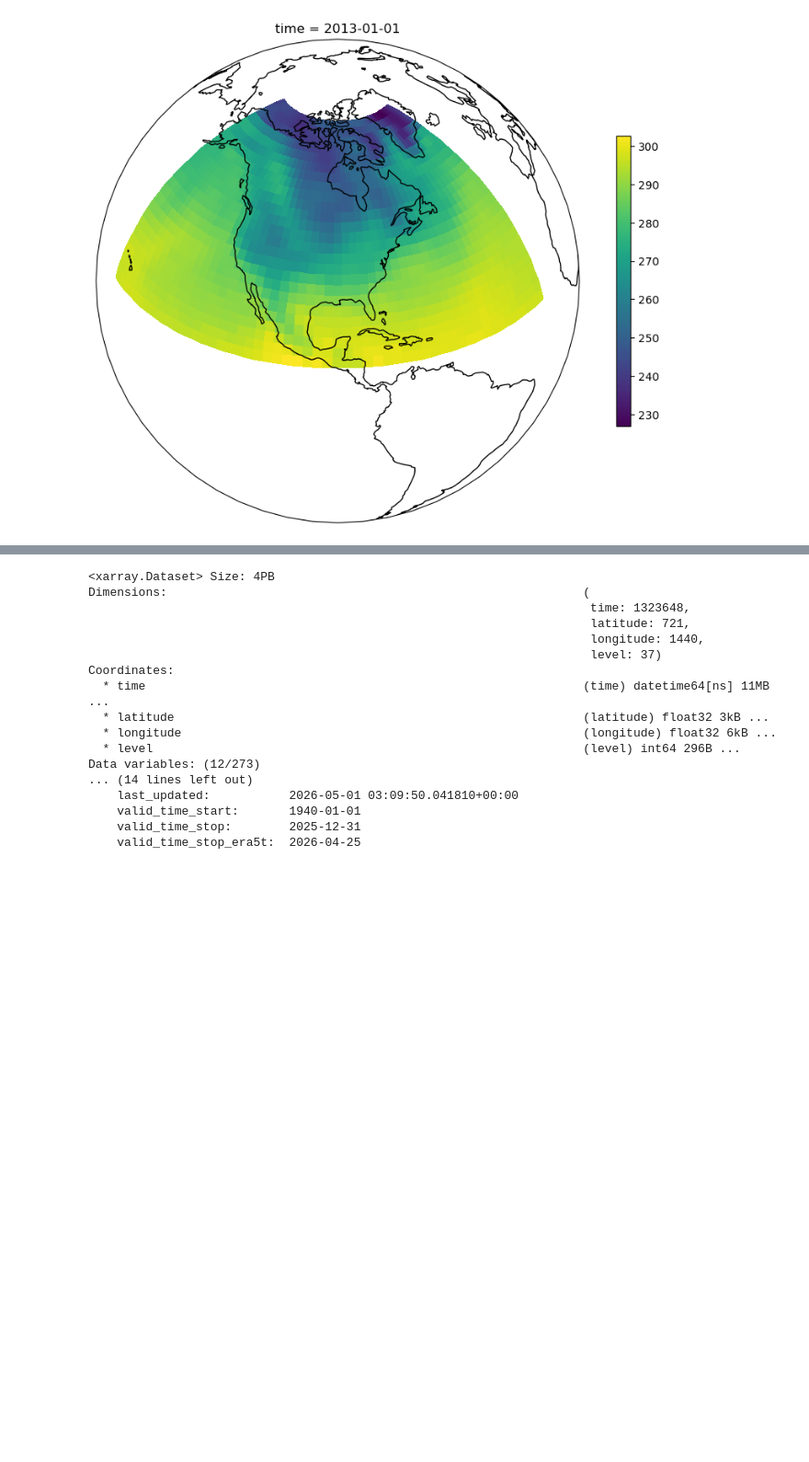
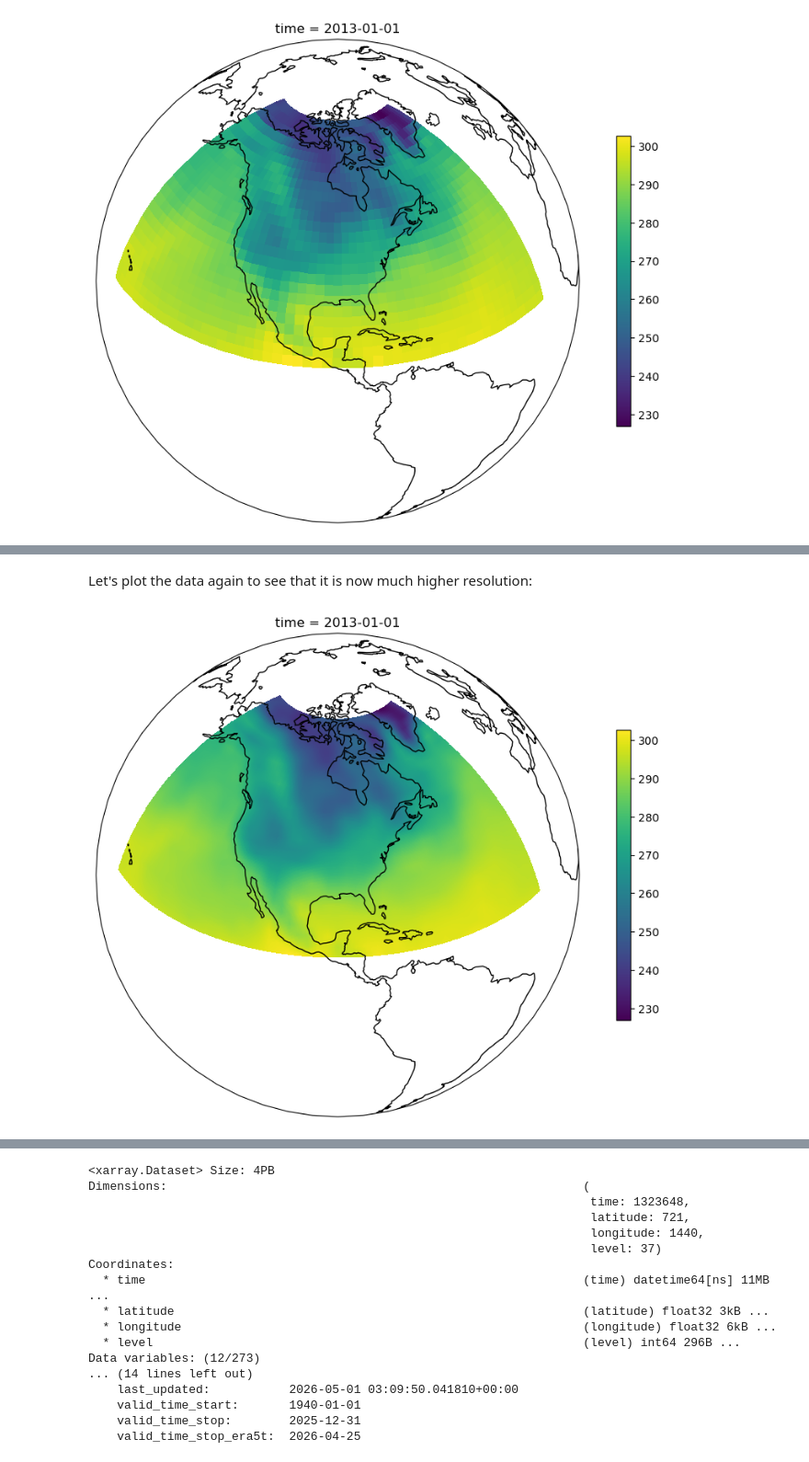
Before and after one commit to bouweandela/parallel-python-xarray-dask-example, a Jupyter notebook: notebook.ipynb, the cells around one changed output, grey strips where cells are left out. Shown at 92% size. Saved outputs shown, nothing was run; the diff lists cells and outputs as text; code cells hidden in the pictures; blank space fills up the shorter version.

```diff
--- a/notebook.ipynb
+++ b/notebook.ipynb
@@ -67,4 +99,5 @@ ds.air.data
 # %%
-plot_map(ds.air.isel(time=0), projection=cartopy.crs.Orthographic(-90, 35))
+north_america = cartopy.crs.Orthographic(-90, 35)
+plot_map(ds.air.isel(time=0), projection=north_america)
 # %% [output]
 [figure]
@@ -102,0 +148,6 @@ http://www.esrl.noaa.gov/psd/data/gridded/data.ncep.reanalysis.html
+# %% [markdown]
+Let's plot the data again to see that it is now much higher resolution:
+# %%
+plot_map(ds.air.isel(time=0), projection=north_america)
+# %% [output]
+[figure, added]
```
Also changed, not shown: parts of 37 cells of this notebook, 2 other files.
